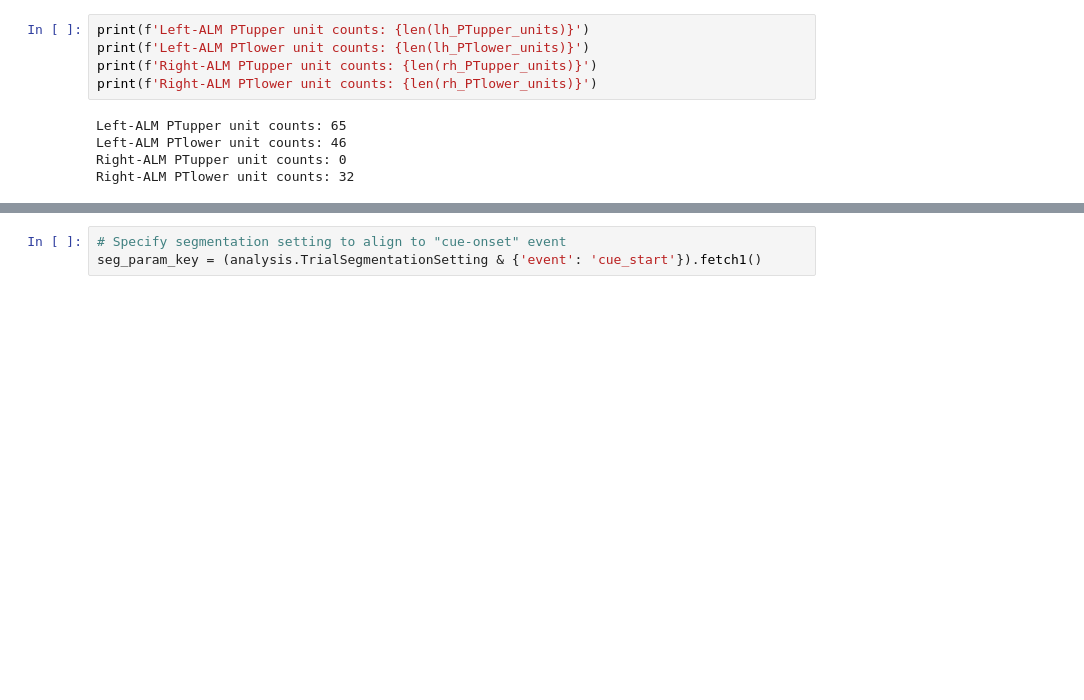
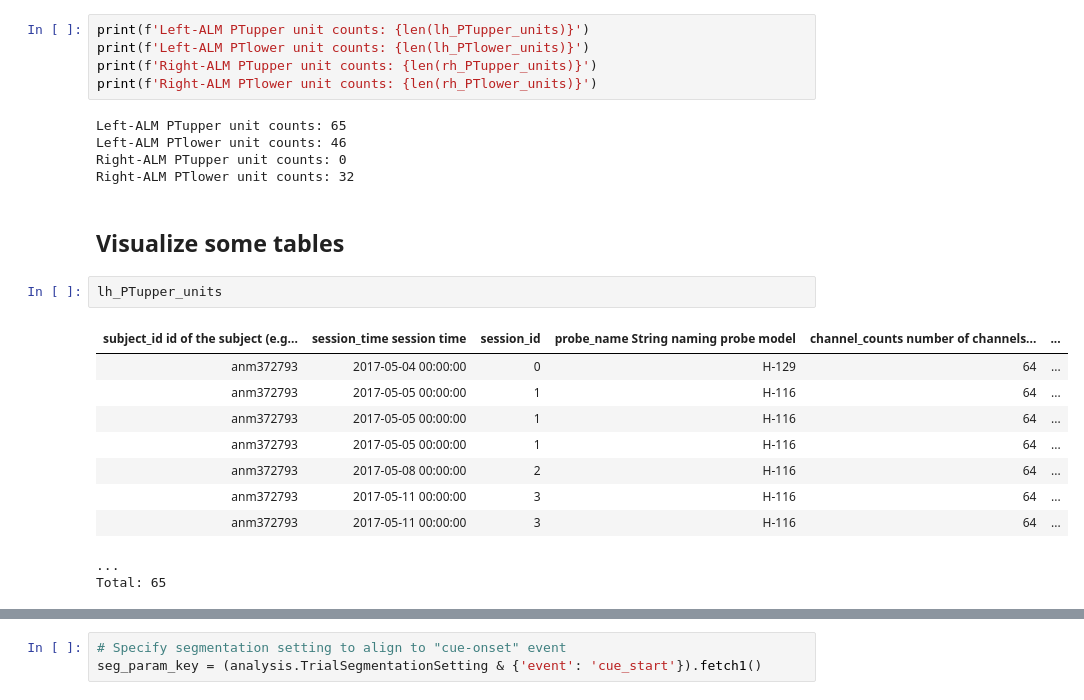
Before and after one commit to datajoint-company/DJ-NWB-Economo-2018, a Jupyter notebook: notebooks/Economo-2018-examples.ipynb, the cells around one changed output, grey strips where cells are left out. Saved outputs shown, nothing was run; the diff lists cells and outputs as text; blank space fills up the shorter version.

```diff
--- a/notebooks/Economo-2018-examples.ipynb
+++ b/notebooks/Economo-2018-examples.ipynb
@@ -54,3 +61,18 @@ Left-ALM PTupper unit counts: 65
 Left-ALM PTlower unit counts: 46
 Right-ALM PTupper unit counts: 0
 Right-ALM PTlower unit counts: 32
+# %% [markdown]
+## Visualize some tables
+# %%
+lh_PTupper_units
+# %% [output]
+| subject_id id of the subject (e.g... | session_time session time | session_id | probe_name String naming probe model | channel_counts number of channels... | ... |
+| anm372793 | 2017-05-04 00:00:00 | 0 | H-129 | 64 | ... |
+| anm372793 | 2017-05-05 00:00:00 | 1 | H-116 | 64 | ... |
+| anm372793 | 2017-05-05 00:00:00 | 1 | H-116 | 64 | ... |
+| anm372793 | 2017-05-05 00:00:00 | 1 | H-116 | 64 | ... |
+| anm372793 | 2017-05-08 00:00:00 | 2 | H-116 | 64 | ... |
+| anm372793 | 2017-05-11 00:00:00 | 3 | H-116 | 64 | ... |
+| anm372793 | 2017-05-11 00:00:00 | 3 | H-116 | 64 | ... |
+...
+Total: 65
```
Also changed, not shown: parts of 10 cells of this notebook.
